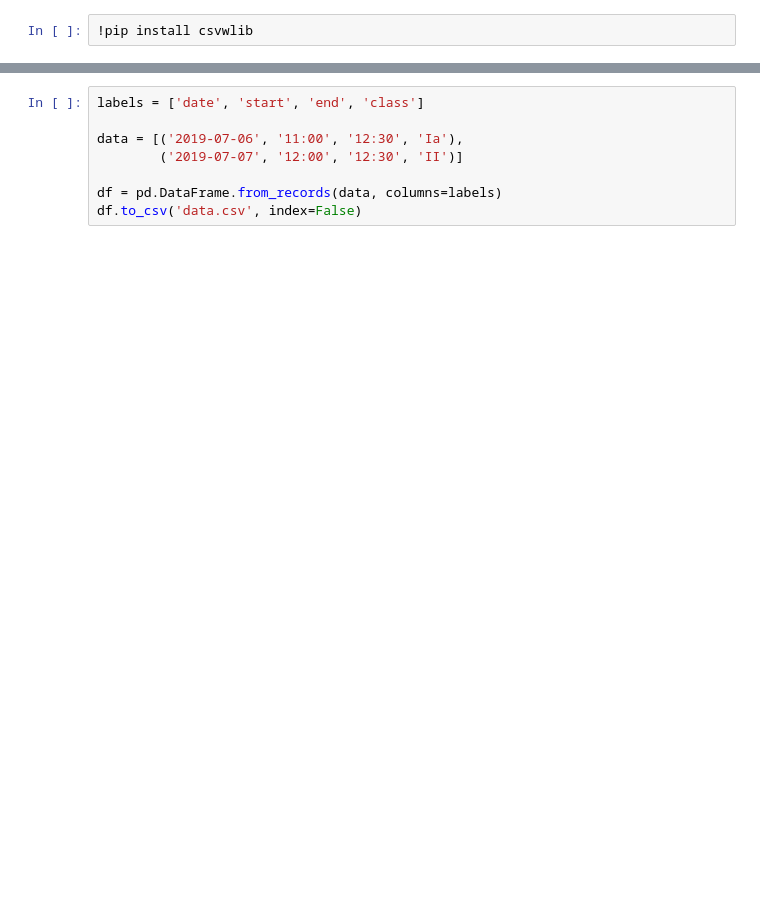
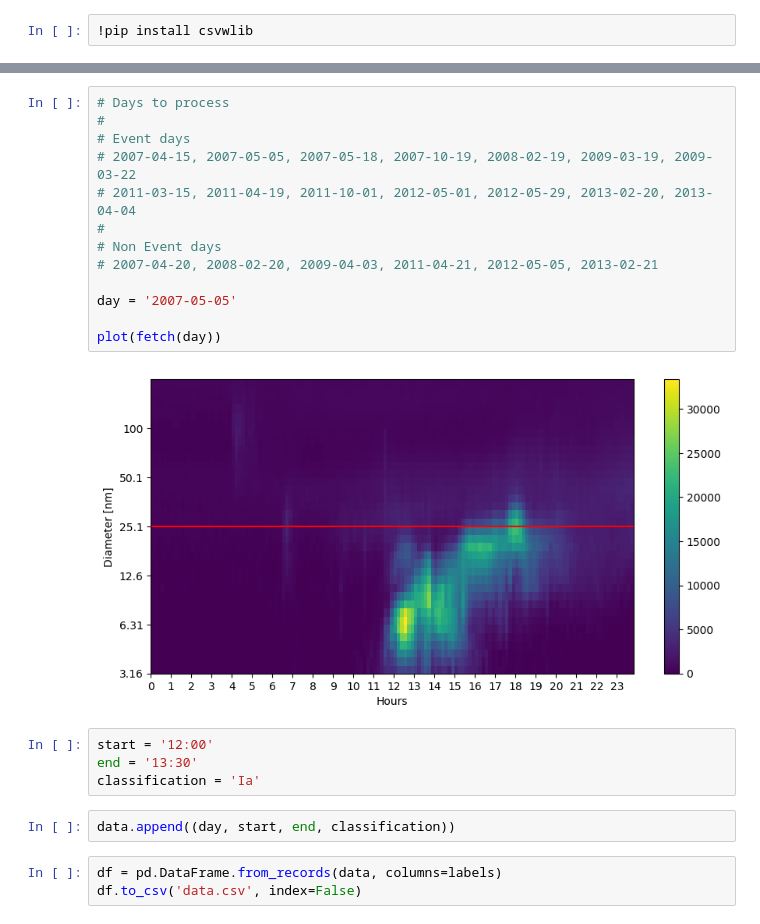
Before and after one commit to markusstocker/carbon-workshop, a Jupyter notebook: assignment.ipynb, the cells around one changed output, grey strips where cells are left out. Drawn from its saved outputs; the diff is of its cells as text; blank space fills up the shorter version.

Commit message:
data interpretation

```diff
--- a/assignment.ipynb
+++ b/assignment.ipynb
@@ -6,9 +56,25 @@ from csvwlib import CSVWConverter
+# %%
+# Days to process
+#
+# Event days
+# 2007-04-15, 2007-05-05, 2007-05-18, 2007-10-19, 2008-02-19, 2009-03-19, 2009-03-22
+# 2011-03-15, 2011-04-19, 2011-10-01, 2012-05-01, 2012-05-29, 2013-02-20, 2013-04-04
+#
+# Non Event days
+# 2007-04-20, 2008-02-20, 2009-04-03, 2011-04-21, 2012-05-05, 2013-02-21
+
+day = '2007-05-05'
+
+plot(fetch(day))
+# %% [output]
+[figure, added]
+# %%
+start = '12:00'
+end = '13:30'
+classification = 'Ia'
+# %%
+data.append((day, start, end, classification))
 # %%
-labels = ['date', 'start', 'end', 'class']
-
-data = [('2019-07-06', '11:00', '12:30', 'Ia'),
-        ('2019-07-07', '12:00', '12:30', 'II')]
-
 df = pd.DataFrame.from_records(data, columns=labels)
 df.to_csv('data.csv', index=False)
 # %%
```
Also changed, not shown: parts of 3 cells of this notebook, 2 other files.
